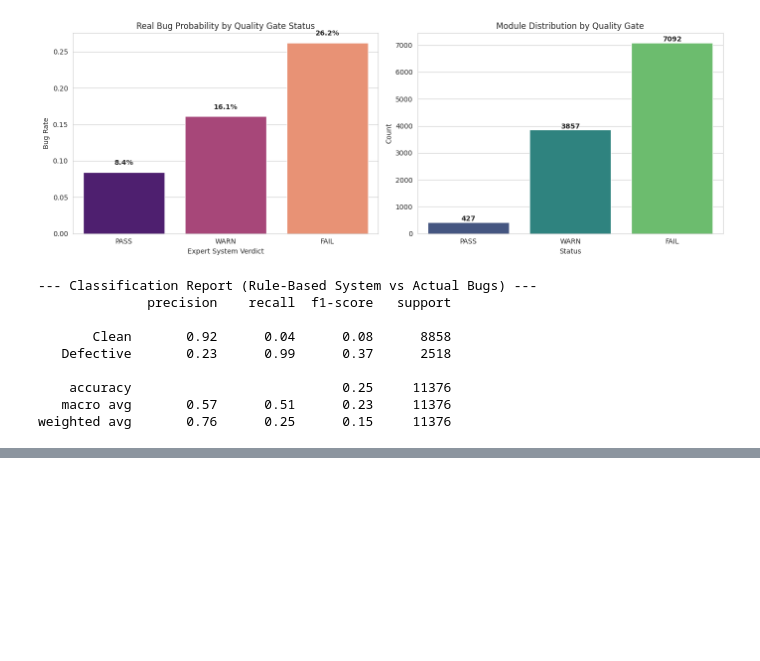
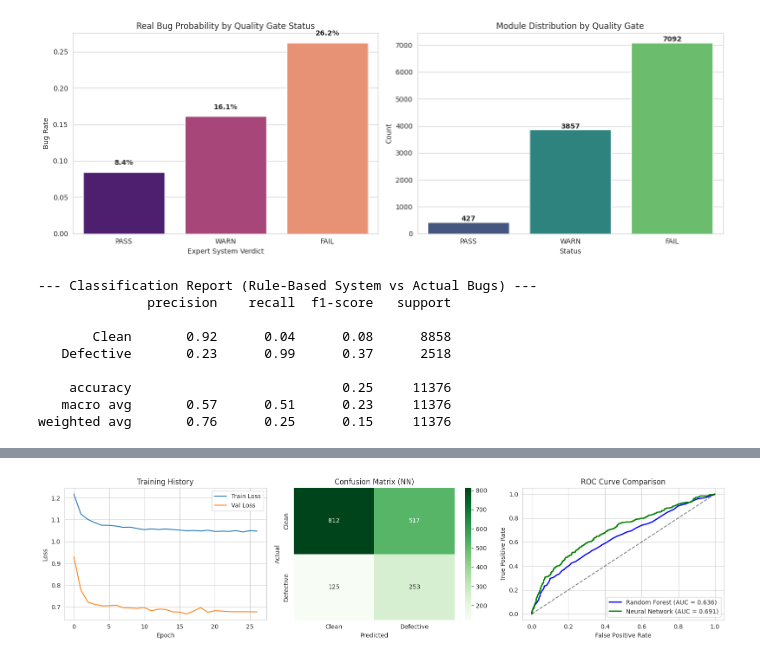
Before and after one commit to Andr3xDev/PTIA, a Jupyter notebook: project/implementation/notebooks/proyecto_final.ipynb, the cells around one changed output, grey strips where cells are left out. Saved outputs shown, nothing was run; the diff lists cells and outputs as text; code cells hidden in the pictures; blank space fills up the shorter version.

```diff
--- a/project/implementation/notebooks/proyecto_final.ipynb
+++ b/project/implementation/notebooks/proyecto_final.ipynb
@@ -469,0 +528,13 @@ The Quality Gate successfully stratifies modules by risk level:
+# %%
+# Standardization: Scale features for neural network
+scaler = StandardScaler()
+X_train_scaled = scaler.fit_transform(X_train)
+X_val_scaled = scaler.transform(X_val)
+X_test_scaled = scaler.transform(X_test)
+
+# Verification
+print("-" * 60)
+print("STANDARDIZATION COMPLETE")
+print("-" * 60)
+print(f"Training mean: {X_train_scaled.mean():.6f} (should be ≈0)")
+print(f"Training std:  {X_train_scaled.std():.6f} (should be ≈1)")
@@ -475,0 +725,86 @@ The Quality Gate successfully stratifies modules by risk level:
+# %%
+# Build Neural Network
+nn_model = Sequential([
+    Dense(64, activation='relu', input_shape=(X_train_scaled.shape[1],)),
+    BatchNormalization(),
+    Dropout(0.3),
+    Dense(32, activation='relu'),
+    BatchNormalization(),
+    Dropout(0.2),
+    Dense(1, activation='sigmoid')
+])
+
+nn_model.compile(
+    optimizer=Adam(learning_rate=0.001),
+    loss='binary_crossentropy',
+    metrics=['accuracy']
+)
+
+# Class weights to handle imbalance
+class_weights = {0: 1.0, 1: 4.0}  # Penalize missing defective modules
+
+# Early stopping to prevent overfitting
+early_stop = EarlyStopping(
+    monitor='val_loss',
+    patience=10,
+    restore_best_weights=True
+)
+
+# Train
+print("Training Neural Network...")
+history = nn_model.fit(
+    X_train_scaled, y_train,
+    validation_data=(X_val_scaled, y_val),
+    epochs=100,
+    batch_size=32,
+    class_weight=class_weights,
+    callbacks=[early_stop],
+    verbose=0
+)
+
+# Predictions
+y_prob_nn = nn_model.predict(X_test_scaled, verbose=0).flatten()
+y_pred_nn = (y_prob_nn > 0.5).astype(int)
+nn_auc = roc_auc_score(y_test, y_prob_nn)
+
+# Visualization
+fig, axes = plt.subplots(1, 3, figsize=(16, 4))
+
+# 1. Training History
+axes[0].plot(history.history['loss'], label='Train Loss')
+axes[0].plot(history.history['val_loss'], label='Val Loss')
+axes[0].set_title('Training History')
+axes[0].set_xlabel('Epoch')
+axes[0].set_ylabel('Loss')
+axes[0].legend()
+
+# 2. Confusion Matrix
+cm_nn = confusion_matrix(y_test, y_pred_nn)
+sns.heatmap(cm_nn, annot=True, fmt='d', cmap='Greens', ax=axes[1],
+            xticklabels=['Clean', 'Defective'], yticklabels=['Clean', 'Defective'])
+axes[1].set_title('Confusion Matrix (NN)')
+axes[1].set_xlabel('Predicted')
+axes[1].set_ylabel('Actual')
+
+# 3. ROC Comparison
+fpr_nn, tpr_nn, _ = roc_curve(y_test, y_prob_nn)
+axes[2].plot(fpr, tpr, 'b-', linewidth=2, label=f'Random Forest (AUC = {rf_auc:.3f})')
+axes[2].plot(fpr_nn, tpr_nn, 'g-', linewidth=2, label=f'Neural Network (AUC = {nn_auc:.3f})')
+axes[2].plot([0, 1], [0, 1], 'k--', alpha=0.5)
+axes[2].set_xlabel('False Positive Rate')
+axes[2].set_ylabel('True Positive Rate')
+axes[2].set_title('ROC Curve Comparison')
+axes[2].legend(loc='lower right')
+
+plt.tight_layout()
+plt.show()
+
+# Results
+print("\n" + "=" * 60)
+print("NEURAL NETWORK RESULTS")
+print("=" * 60)
+print(f"\nROC-AUC Score: {nn_auc:.4f}")
+print(f"Epochs trained: {len(history.history['loss'])}")
+print("\n--- Classification Report ---")
+print(classification_report(y_test, y_pred_nn, target_names=['Clean', 'Defective']))
+# %% [output]
@@ -475,0 +821 @@ The Quality Gate successfully stratifies modules by risk level:
+[figure, added]
```
Also changed, not shown: parts of 42 cells of this notebook, 5 other files.
